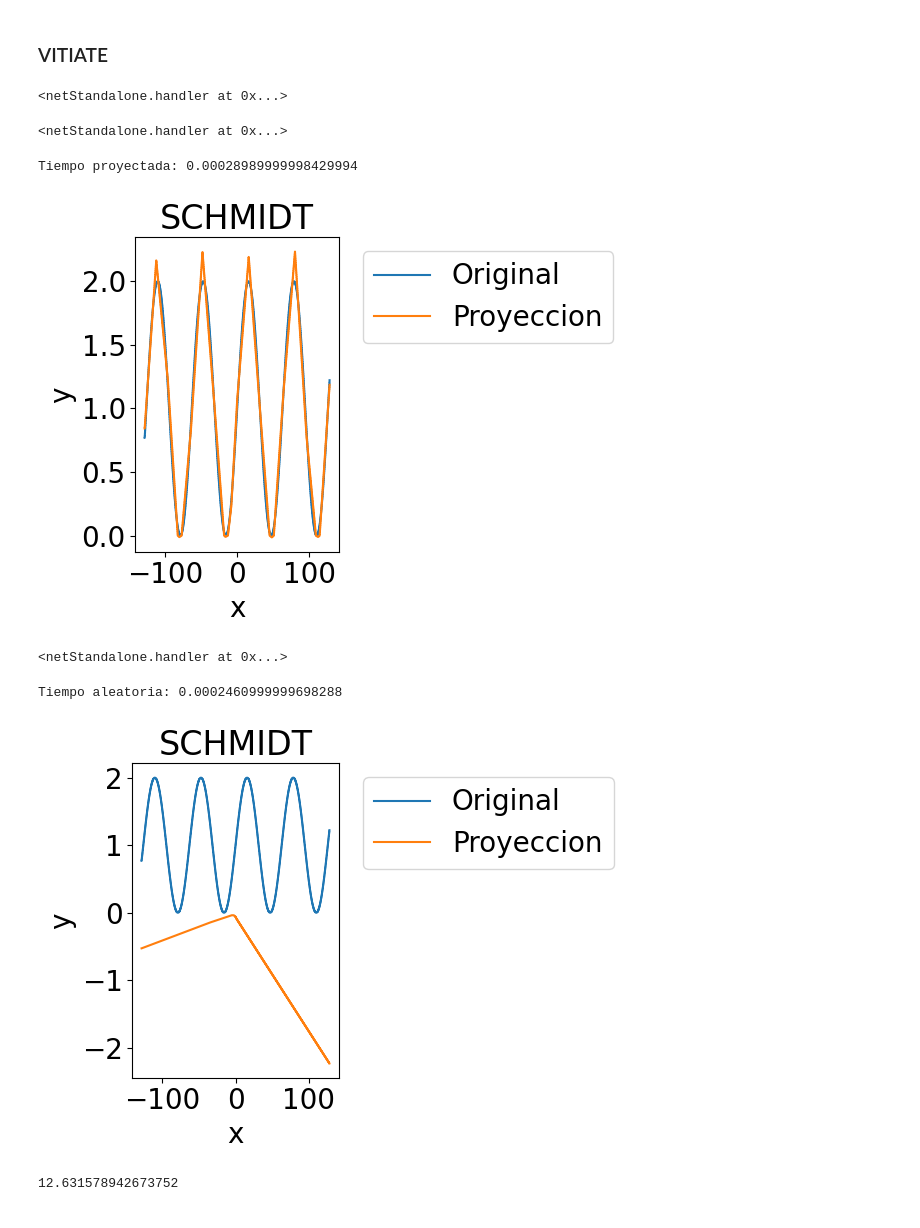
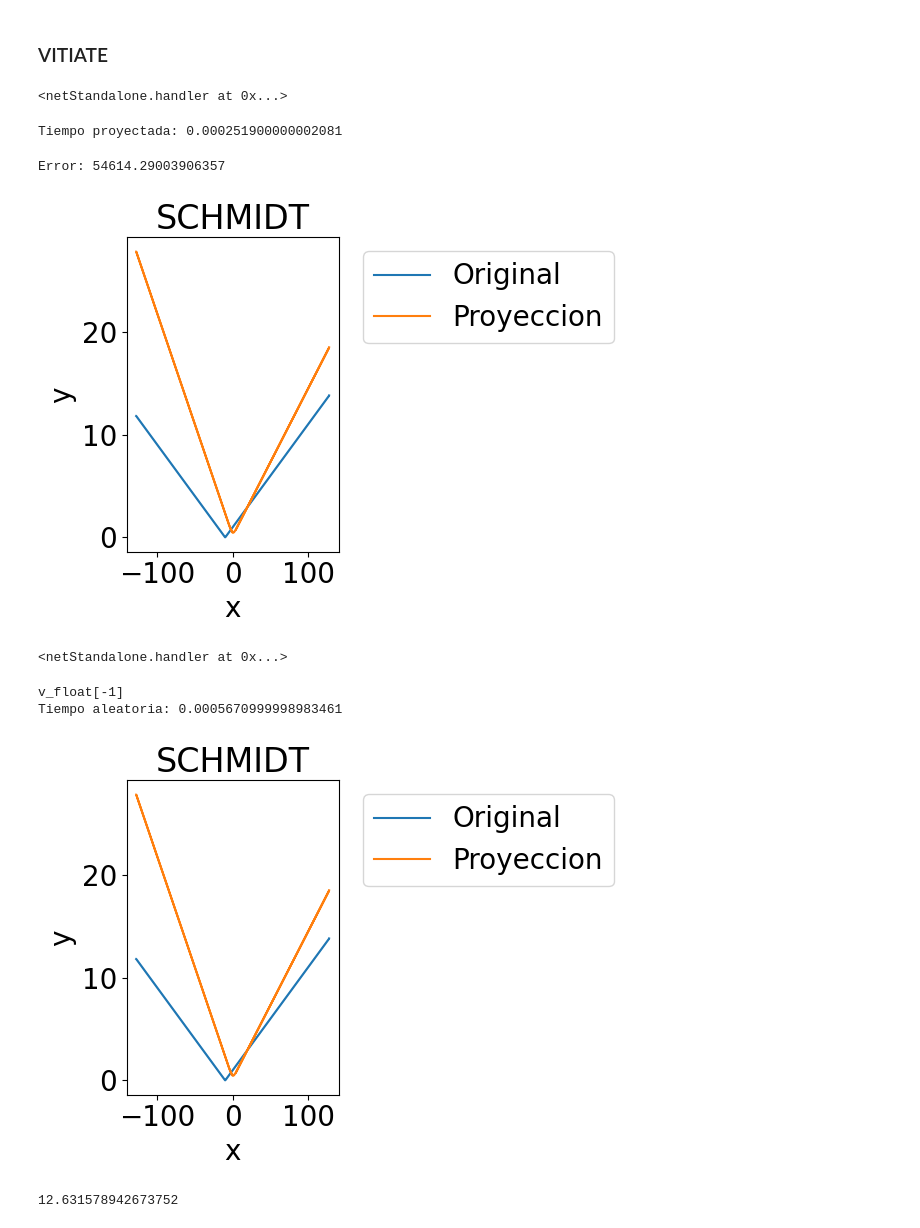
Before and after one commit to LimpBunion22/Vitiate, a Jupyter notebook: python/mb_bench.ipynb, the cells around one changed output. Saved outputs shown, nothing was run; the diff lists cells and outputs as text; code cells hidden in the pictures.

Commit message:
gradient

```diff
--- a/python/mb_bench.ipynb
+++ b/python/mb_bench.ipynb
@@ -8,7 +8,7 @@ import time
 # %%
 # Path de workspace
 #PATH = os.path.join(os.environ['USERPROFILE'], "Desktop/CE")
-PATH = "D:/DiegoRemirez/Desktop/CE"
+PATH = "D:/DiegoRemirez/Desktop/CE/"
 
 # Paso de integración para los productos escalares
 step = 0.1
@@ -21,11 +21,11 @@ order = 5
 X = np.arange(-domaine,domaine,step)
 
 yfunc = np.zeros(int(2*domaine/step))
-yfunc = np.arange(-domaine,domaine,step)/10+1#np.sin(np.arange(-domaine,domaine,step)/10)+1
+yfunc = np.abs(np.arange(-domaine,domaine,step)/10+1)#np.sin(np.arange(-domaine,domaine,step)/10)+1
 myElement = BaseElement.myfunc(yfunc)
 # %%
 # Guarda las funciones en archivo
-with open(PATH+"/_temporal_data.csv", "w") as file:
+with open(PATH+"_temporal_data.csv", "w") as file:
     file.write("//number of elements\n"+str(len(yfunc))+",\n\n")
     file.write("//output isze, input size\n"+str(1)+","+str(1)+",\n\n")
     file.write("//inputs\n")
@@ -52,8 +52,6 @@ myBase.write_params(PATH+"/pyparams.csv",entradas,npl,[myElement])
 # Inicializa el manejador de redes
 handler = netStandalone.handler(PATH)
 ITERATIONS = 10000
-# %% [output]
-<netStandalone.handler at 0x...>
 # %%
 handler.instantiate("red_proyectada", netStandalone.CPU)
 handler.set_active_net("red_proyectada")
@@ -71,17 +69,19 @@ handler.run_gradient(file=PATH+"_temporal_data.csv", file_reload=netStandalone.R
 tiempo_proyectada = time.perf_counter()-tic #handler.get_gradient_performance()#
 print("Tiempo proyectada: "+str(tiempo_proyectada))
 # %% [output]
-Tiempo proyectada: 0.00028989999998429994
+Tiempo proyectada: 0.000251900000002081
 # %%
 Y = []
 for x in X:
     test_input = netStandalone.v_float([x])
     Y.append(handler.run_forward(test_input))
 
+print("Error: "+str(np.sum(np.abs(Y[0]-yfunc))))
 args = {'title': "SCHMIDT",'x_label': "x", 'y_label': "y", 'label': ["Original", "Proyeccion"]}
 plt.multiple_plot(X, [yfunc,Y],args)
 # %% [output]
+Error: 54614.29003906357
-[figure, old version]
+[figure, new version]
 # %%
 handler.instantiate("red_aleatoria", netStandalone.CPU)
 handler.set_active_net("red_aleatoria")
@@ -96,19 +96,20 @@ handler.attr(netStandalone.EPOCHS, ITERATIONS)
 <netStandalone.handler at 0x...>
 # %%
 tic = time.perf_counter()
-handler.run_gradient(file=PATH+"_temporal_data.csv", file_reload=netStandalone.RELOAD_FILE)
+v= handler.run_gradient(file=PATH+"_temporal_data.csv", file_reload=netStandalone.RELOAD_FILE)
 tiempo_aleatoria = time.perf_counter()-tic #handler.get_gradient_performance()#
 print("Tiempo aleatoria: "+str(tiempo_aleatoria))
 Y = []
 for x in X:
     test_input = netStandalone.v_float([x])
     Y.append(handler.run_forward(test_input))
 
 args = {'title': "SCHMIDT",'x_label': "x", 'y_label': "y", 'label': ["Original", "Proyeccion"]}
 plt.multiple_plot(X, [yfunc,Y],args)
 # %% [output]
-Tiempo aleatoria: 0.0002460999999698288
+v_float[-1]
+Tiempo aleatoria: 0.0005670999998983461
-[figure, old version]
+[figure, new version]
 # %%
 (tiempo_aleatoria-tiempo_proyectada)/tiempo_proyectada*100
 # %% [output]
```
Also changed, not shown: parts of 1 cell of this notebook, 2 other files.
